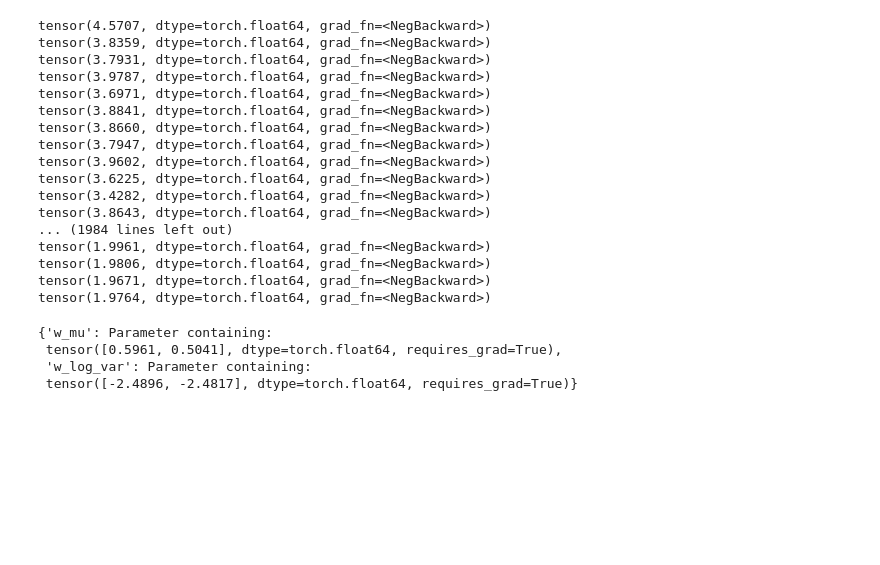
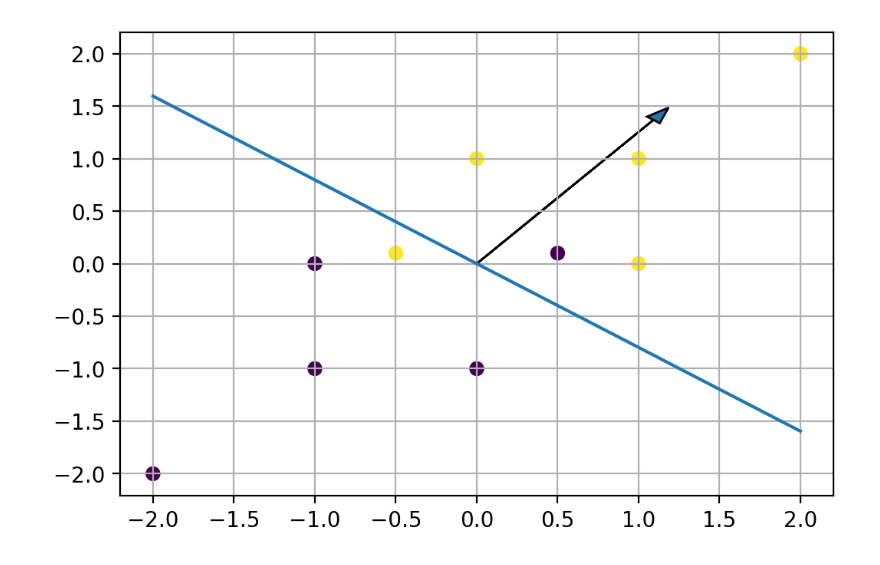
Before and after one commit to MrinankSharma/DP-PVI, a Jupyter notebook: notebooks/logistic_regression_test.ipynb, the cells around one changed output. Drawn from its saved outputs; the diff is of its cells as text; code cells hidden in the pictures; blank space fills up the shorter version.

Commit message:
get simple logistic regression example working in the non-distributed setting

```diff
--- a/notebooks/logistic_regression_test.ipynb
+++ b/notebooks/logistic_regression_test.ipynb
@@ -32,8 +23,10 @@ hyperparameters = {
 
 logRegressionModel = MeanFieldMultiDimensionalLogisticRegression(None, hyperparameters, 2)
 # %%
-data_x = torch.tensor([[2, 2], [1, 1], [-1, -1], [-2, -2]], dtype=torch.float64)
-data_y = torch.tensor([1, 1, -1, -1], dtype=torch.float64)
+data_x = torch.tensor([[2, 2], [1, 1], [0, 1], [1, 0], [-0.5, 0.1],
+                       [-1, -1], [-2, -2], [0, -1], [-1, 0],
+                       [0.5, 0.1]], dtype=torch.float64)
+data_y = torch.tensor([1, 1, 1, 1, 1, -1, -1, -1, -1, -1], dtype=torch.float64)
 data = {
     "X": data_x,
     "y": data_y,
@@ -58,24 +51,2 @@ tensor([-0.0844,  0.0069], dtype=torch.float64, requires_grad=True)]
 # %%
-logRegressionModel.fit(data, t, None, hyperparameters)
+opt_params = logRegressionModel.fit(data, t, None, hyperparameters)
-# %% [output]
-tensor(4.5707, dtype=torch.float64, grad_fn=<NegBackward>)
-tensor(3.8359, dtype=torch.float64, grad_fn=<NegBackward>)
-tensor(3.7931, dtype=torch.float64, grad_fn=<NegBackward>)
-tensor(3.9787, dtype=torch.float64, grad_fn=<NegBackward>)
-tensor(3.6971, dtype=torch.float64, grad_fn=<NegBackward>)
-tensor(3.8841, dtype=torch.float64, grad_fn=<NegBackward>)
-tensor(3.8660, dtype=torch.float64, grad_fn=<NegBackward>)
-tensor(3.7947, dtype=torch.float64, grad_fn=<NegBackward>)
-tensor(3.9602, dtype=torch.float64, grad_fn=<NegBackward>)
-tensor(3.6225, dtype=torch.float64, grad_fn=<NegBackward>)
-tensor(3.4282, dtype=torch.float64, grad_fn=<NegBackward>)
-tensor(3.8643, dtype=torch.float64, grad_fn=<NegBackward>)
-... (1984 lines left out)
-tensor(1.9961, dtype=torch.float64, grad_fn=<NegBackward>)
-tensor(1.9806, dtype=torch.float64, grad_fn=<NegBackward>)
-tensor(1.9671, dtype=torch.float64, grad_fn=<NegBackward>)
-tensor(1.9764, dtype=torch.float64, grad_fn=<NegBackward>)
-{'w_mu': Parameter containing:
- tensor([0.5961, 0.5041], dtype=torch.float64, requires_grad=True),
- 'w_log_var': Parameter containing:
- tensor([-2.4896, -2.4817], dtype=torch.float64, requires_grad=True)}
@@ -83,0 +56,21 @@ print(logRegressionModel.update_hyperparameters())
+# %%
+import matplotlib.pyplot as plt
+import matplotlib as mpl
+mpl.rcParams['figure.dpi'] = 200
+# %%
+data_x_np = data_x.numpy()
+data_y_np = data_y.numpy()
+
+x_vals = data_x_np[:, 0]
+y_vals = data_x_np[:, 1]
+labels = data_y_np
+plt.figure()
+plt.grid(b=True)
+plt.scatter(x_vals, y_vals, c = labels)
+
+w_map = opt_params['w_mu'].detach().numpy()
+plt.arrow(0, 0, w_map[0], w_map[1], head_width=0.1)
+plt.plot([-2, 2], [(w_map[0]/w_map[1])*2, (w_map[0]/w_map[1])*-2])
+plt.show()
+# %% [output]
+[figure, added]
```
Also changed, not shown: parts of 4 cells of this notebook, 3 other files.
